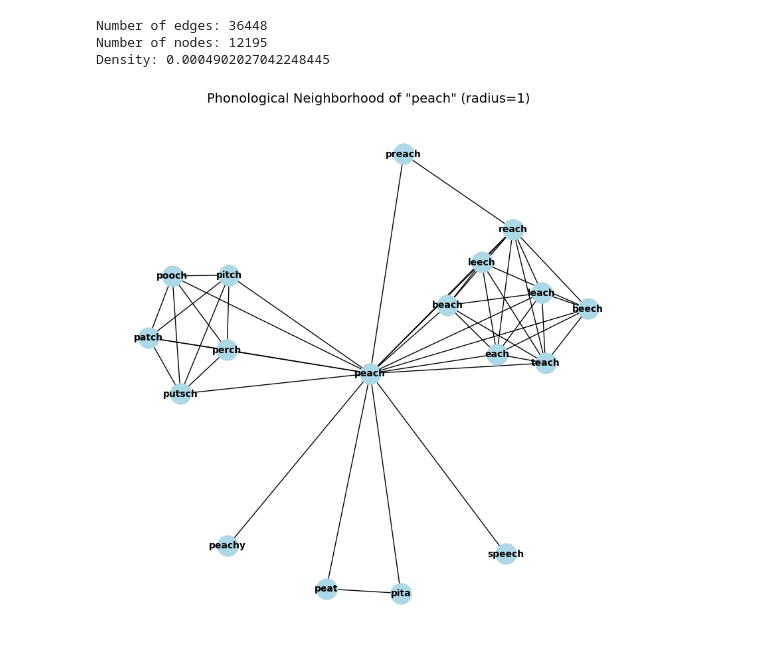
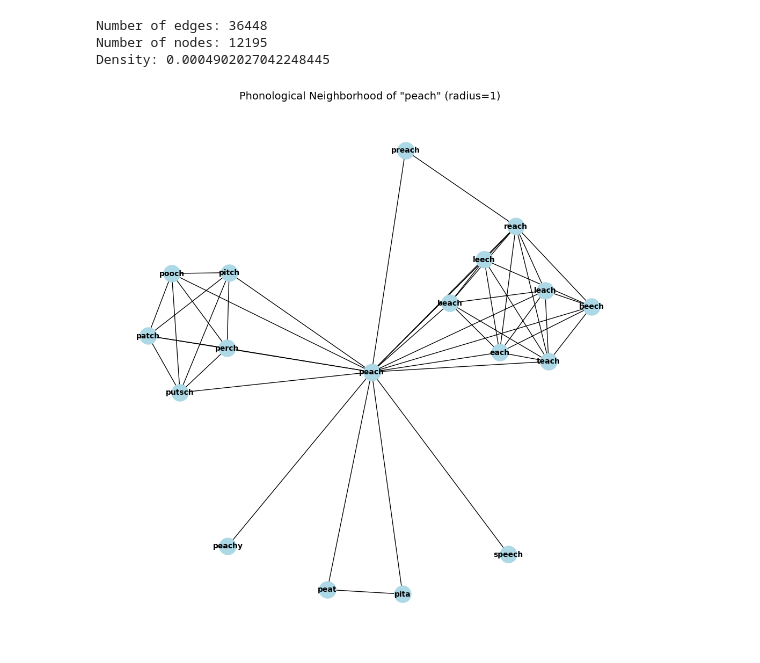
Before and after one commit to Sestiano/Class, a Jupyter notebook: DataScience/Phonological Networks.ipynb, the cells around one changed output. Saved outputs shown, nothing was run; the diff lists cells and outputs as text; code cells hidden in the pictures.

```diff
--- a/DataScience/Phonological Networks.ipynb
+++ b/DataScience/Phonological Networks.ipynb
@@ -50,20 +50,20 @@ Density: 0.0004902027042248445
 # %%
 # visualize the neighborhood of word 'peach'
 
 def visualize_neighborhood(G, word, radius=1):
     if word not in G:
         print(f'the word {word} is not in the graph')
         return
 
-    neighborhood = nx.ego_graph(G, word, radius=radius)
+    neighborhood = nx.ego_graph(G, word, radius=radius)  # present also in social network (ego networks or graphs)
 
-    plt.figure(figsize=(8, 8))
-    pos = nx.spring_layout(neighborhood, seed=42)
-    nx.draw(neighborhood, pos, with_labels=True, node_color='lightblue', node_size=500, font_size=10, font_weight="bold")
+    plt.figure(figsize=(10, 10))
+    pos = nx.spring_layout(neighborhood, seed=42) # Calculate the position of nodes in graph using sping layout algorithm -> plot the graph and create a dictionary of words with x, y coordinates -> Procedure to allocate words to space nodes -> Embedding
+    nx.draw(neighborhood, pos, with_labels=True, node_color='lightblue', node_size=500, font_size=10, font_weight="bold")  # This function plots the network, The label in this case is the name of the word
     plt.title(f'Phonological Neighborhood of "{word}" (radius={radius})', fontsize=14)
     plt.show()
 
 # Visualize "peach" neighborhood
 visualize_neighborhood(G, 'peach', radius=1)
 # %% [output]
-[figure, old version]
+[figure, new version]
```
